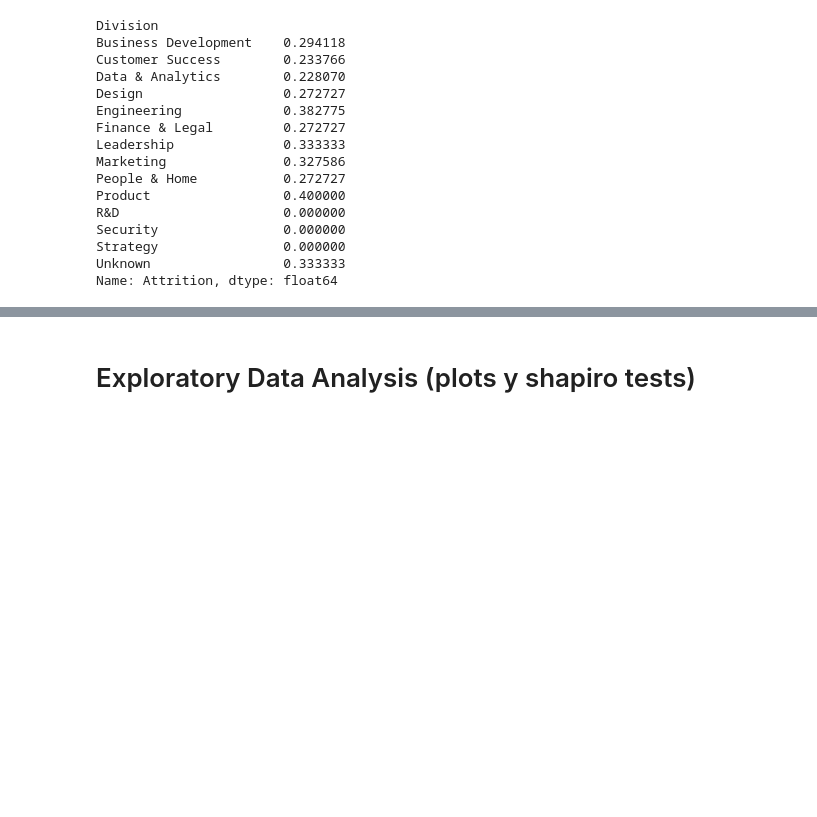
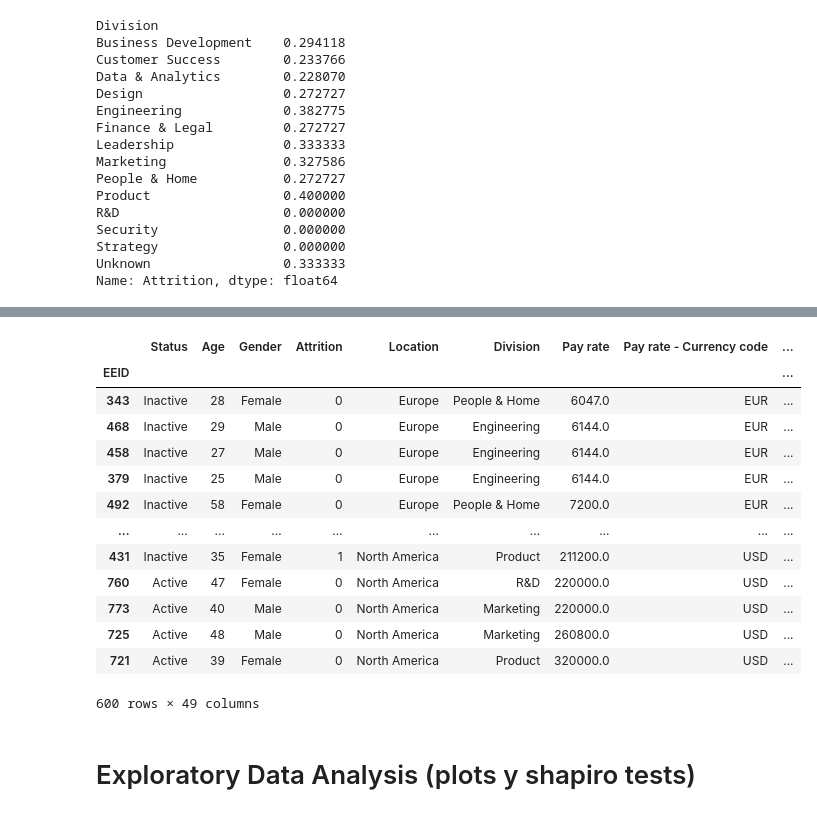
Before and after one commit to ta-datapt-bcn/project-statistical-analysis, a Jupyter notebook: julia-code.ipynb, the cells around one changed output, grey strips where cells are left out. Drawn from its saved outputs; the diff is of its cells as text; code cells hidden in the pictures; blank space fills up the shorter version.

```diff
--- a/julia-code.ipynb
+++ b/julia-code.ipynb
@@ -231,4 +230,21 @@ Index(['Status', 'Age', 'Gender', 'Education Level', 'Hire Date',
       dtype='object')
+# %%
+df
+# %% [output]
+|  | Status | Age | Gender | Attrition | Location | Division | Pay rate | Pay rate - Currency code | ... |
+| EEID |  |  |  |  |  |  |  |  | ... |
+| 343 | Inactive | 28 | Female | 0 | Europe | People & Home | 6047.0 | EUR | ... |
+| 468 | Inactive | 29 | Male | 0 | Europe | Engineering | 6144.0 | EUR | ... |
+| 458 | Inactive | 27 | Male | 0 | Europe | Engineering | 6144.0 | EUR | ... |
+| 379 | Inactive | 25 | Male | 0 | Europe | Engineering | 6144.0 | EUR | ... |
+| 492 | Inactive | 58 | Female | 0 | Europe | People & Home | 7200.0 | EUR | ... |
+| ... | ... | ... | ... | ... | ... | ... | ... | ... | ... |
+| 431 | Inactive | 35 | Female | 1 | North America | Product | 211200.0 | USD | ... |
+| 760 | Active | 47 | Female | 0 | North America | R&D | 220000.0 | USD | ... |
+| 773 | Active | 40 | Male | 0 | North America | Marketing | 220000.0 | USD | ... |
+| 725 | Active | 48 | Male | 0 | North America | Marketing | 260800.0 | USD | ... |
+| 721 | Active | 39 | Female | 0 | North America | Product | 320000.0 | USD | ... |
+600 rows × 49 columns
 # %% [markdown]
 # Exploratory Data Analysis (plots y shapiro tests)
 # %% [markdown]
```
Also changed, not shown: parts of 27 cells of this notebook.
